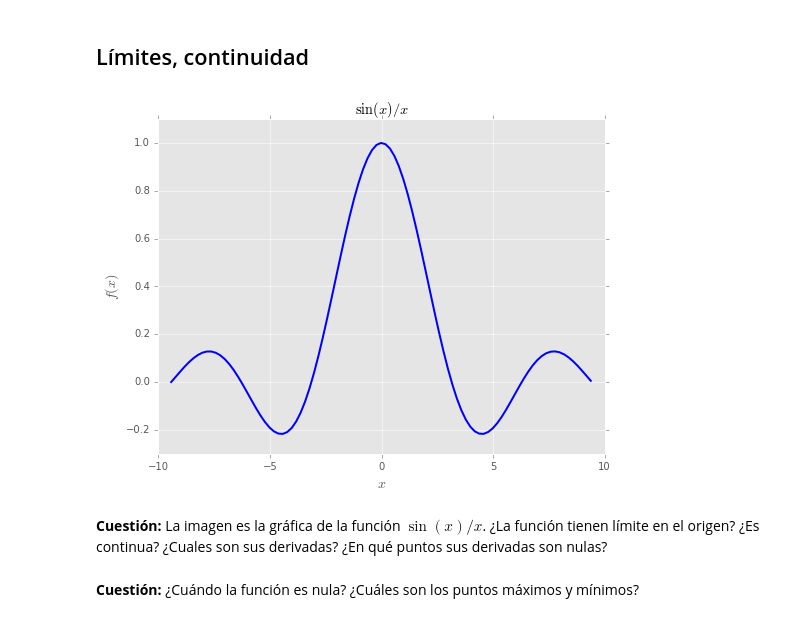
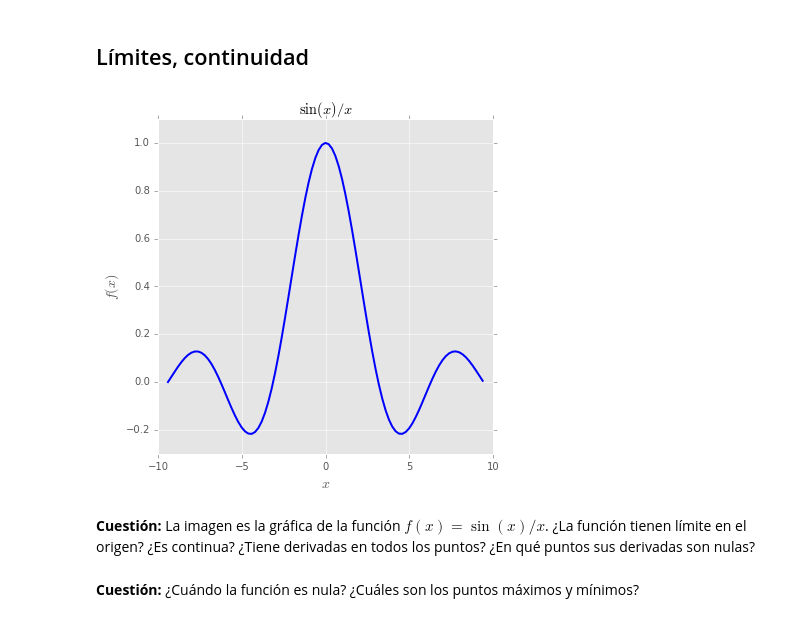
Before and after one commit to XoelSixto/uscmathcourse, a Jupyter notebook: derivadas_cuestiones.ipynb, the cells around one changed output. Saved outputs shown, nothing was run; the diff lists cells and outputs as text; code cells hidden in the pictures.

```diff
--- a/derivadas_cuestiones.ipynb
+++ b/derivadas_cuestiones.ipynb
@@ -85,20 +85,20 @@ La figura es un plano. ¿Dónde está el origen? ¿Cual es el valor de $z$ en el
 # %% [markdown]
 ## Límites, continuidad
 # %%
-fig, ax = plt.subplots(figsize=(8, 6))
+fig, ax = plt.subplots(figsize=(6, 6))
 
 xs = np.arange(-3.*np.pi, 3.*np.pi, 0.2)
 ys = np.sin(xs)/xs
 
 ax.plot(xs, ys, color='blue', lw=2)
 ax.set_xlabel('$x$', fontsize=14)
 ax.set_ylabel('$f(x)$', fontsize=14)
 ax.set_ylim([-0.3, 1.1])
 ax.set_title('$\sin(x)/x$');
 # %% [output]
-[figure, old version]
+[figure, new version]
 # %% [markdown]
-**Cuestión:** La imagen es la gráfica de la función $\sin(x)/x$. ¿La función tienen límite en el origen? ¿Es continua? ¿Cuales son sus derivadas? ¿En qué puntos sus derivadas son nulas?
+**Cuestión:** La imagen es la gráfica de la función $f(x) = \sin(x)/x$. ¿La función tienen límite en el origen? ¿Es continua? ¿Tiene derivadas en todos los puntos? ¿En qué puntos sus derivadas son nulas?
 # %% [markdown]
 **Cuestión:** ¿Cuándo la función es nula? ¿Cuáles son los puntos máximos y mínimos?
 # %%
```
Also changed, not shown: parts of 16 cells of this notebook, 1 other file.
